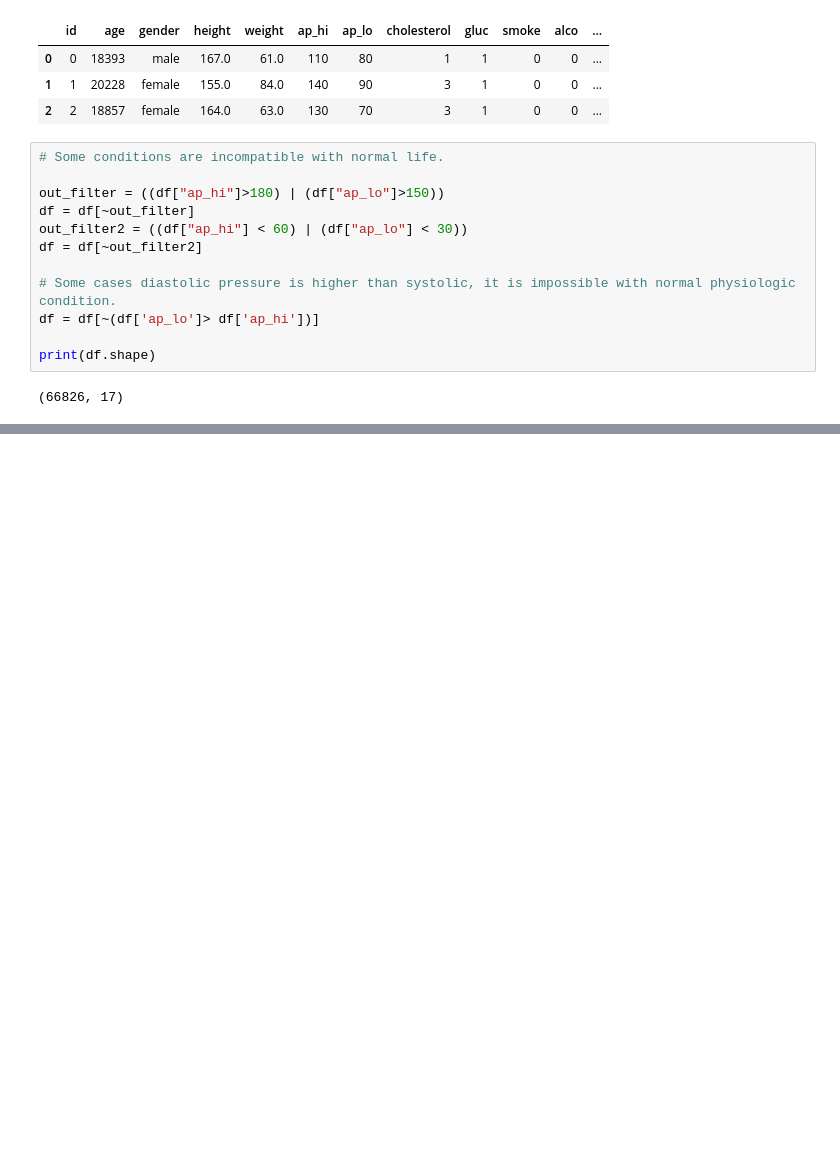
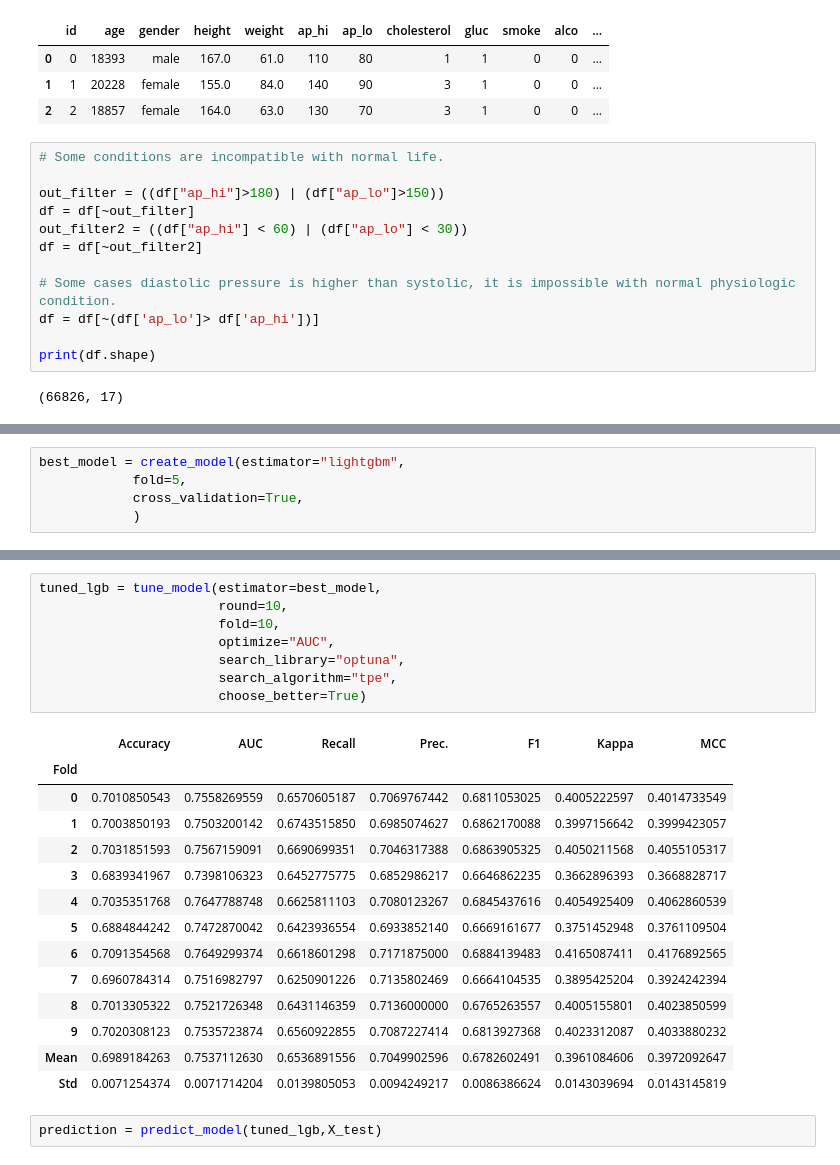
Before and after one commit to turkalpmd/stream-medical-data, a Jupyter notebook: model.ipynb, the cells around one changed output, grey strips where cells are left out. Saved outputs shown, nothing was run; the diff lists cells and outputs as text; blank space fills up the shorter version.

```diff
--- a/model.ipynb
+++ b/model.ipynb
@@ -227,0 +357,5 @@ df.head()
+# %%
+best_model = create_model(estimator="lightgbm",
+            fold=5,
+            cross_validation=True,
+            )
@@ -227,0 +372,25 @@ df.head()
+# %%
+tuned_lgb = tune_model(estimator=best_model,
+                       round=10,
+                       fold=10,
+                       optimize="AUC",
+                       search_library="optuna",
+                       search_algorithm="tpe",
+                       choose_better=True)
+# %% [output]
+|  | Accuracy | AUC | Recall | Prec. | F1 | Kappa | MCC |
+| Fold |  |  |  |  |  |  |  |
+| 0 | 0.7010850543 | 0.7558269559 | 0.6570605187 | 0.7069767442 | 0.6811053025 | 0.4005222597 | 0.4014733549 |
+| 1 | 0.7003850193 | 0.7503200142 | 0.6743515850 | 0.6985074627 | 0.6862170088 | 0.3997156642 | 0.3999423057 |
+| 2 | 0.7031851593 | 0.7567159091 | 0.6690699351 | 0.7046317388 | 0.6863905325 | 0.4050211568 | 0.4055105317 |
+| 3 | 0.6839341967 | 0.7398106323 | 0.6452775775 | 0.6852986217 | 0.6646862235 | 0.3662896393 | 0.3668828717 |
+| 4 | 0.7035351768 | 0.7647788748 | 0.6625811103 | 0.7080123267 | 0.6845437616 | 0.4054925409 | 0.4062860539 |
+| 5 | 0.6884844242 | 0.7472870042 | 0.6423936554 | 0.6933852140 | 0.6669161677 | 0.3751452948 | 0.3761109504 |
+| 6 | 0.7091354568 | 0.7649299374 | 0.6618601298 | 0.7171875000 | 0.6884139483 | 0.4165087411 | 0.4176892565 |
+| 7 | 0.6960784314 | 0.7516982797 | 0.6250901226 | 0.7135802469 | 0.6664104535 | 0.3895425204 | 0.3924242394 |
+| 8 | 0.7013305322 | 0.7521726348 | 0.6431146359 | 0.7136000000 | 0.6765263557 | 0.4005155801 | 0.4023850599 |
+| 9 | 0.7020308123 | 0.7535723874 | 0.6560922855 | 0.7087227414 | 0.6813927368 | 0.4023312087 | 0.4033880232 |
+| Mean | 0.6989184263 | 0.7537112630 | 0.6536891556 | 0.7049902596 | 0.6782602491 | 0.3961084606 | 0.3972092647 |
+| Std | 0.0071254374 | 0.0071714204 | 0.0139805053 | 0.0094249217 | 0.0086386624 | 0.0143039694 | 0.0143145819 |
+# %%
+prediction = predict_model(tuned_lgb,X_test)
```
Also changed, not shown: parts of 16 cells of this notebook, 7 other files.
